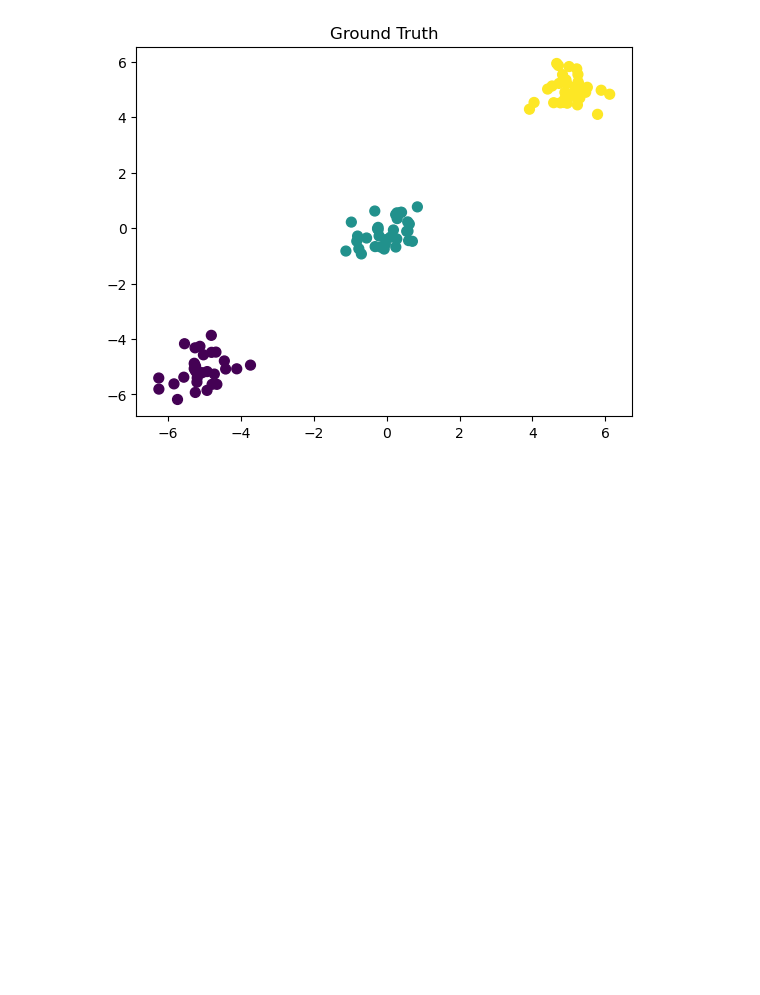
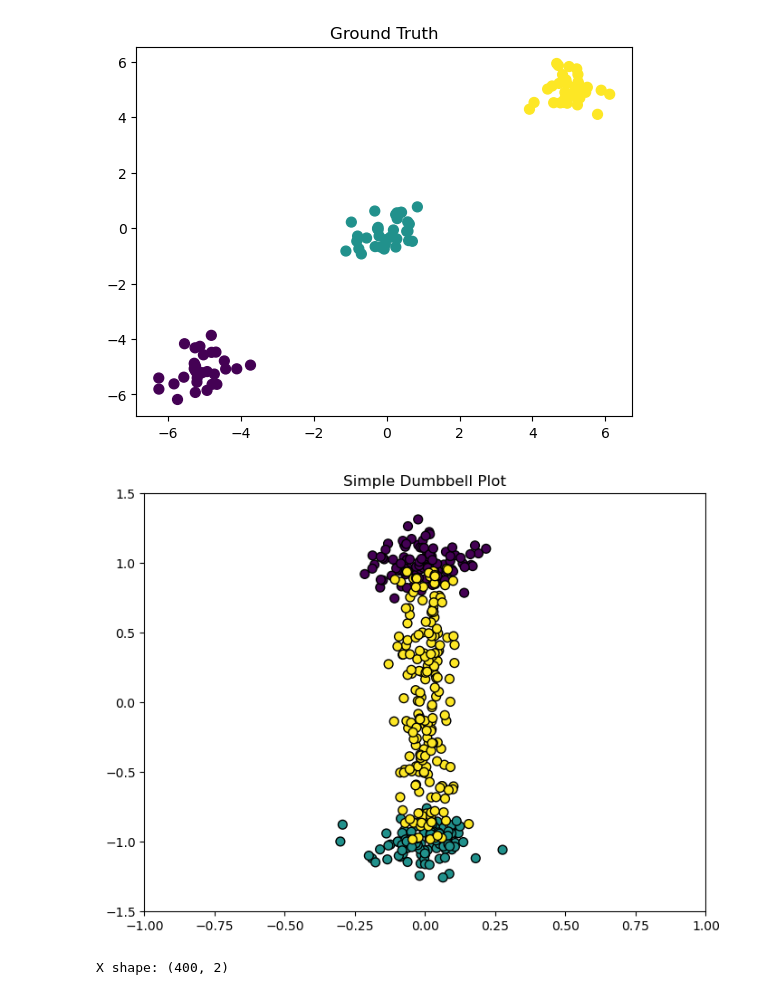
Before and after one commit to seolibek/Tufts2024, a Jupyter notebook: temp.ipynb, the cells around one changed output. Saved outputs shown, nothing was run; the diff lists cells and outputs as text; code cells hidden in the pictures; blank space fills up the shorter version.

```diff
--- a/temp.ipynb
+++ b/temp.ipynb
@@ -138,3 +138,34 @@ GT shape; (99,)
 Aligned Accuracy: 1.0
 [figure]
 [figure]
+# %%
+import matplotlib.pyplot as plt
+import numpy as np
+
+# Generate data for the dumbbell
+# Top cluster
+top_cluster = np.column_stack((np.random.normal(loc=0, scale=0.1, size=100),
+                               np.random.normal(loc=1, scale=0.1, size=100)))
+# Bottom cluster
+bottom_cluster = np.column_stack((np.random.normal(loc=0, scale=0.1, size=100),
+                                  np.random.normal(loc=-1, scale=0.1, size=100)))
+# Handle
+handle = np.column_stack((np.random.normal(loc=0, scale=0.05, size=200),
+                          np.random.uniform(low=-1, high=1, size=200)))
+
+# Combine all parts
+X = np.vstack((top_cluster, bottom_cluster, handle))
+labels = np.array([0]*100 + [1]*100 + [2]*200)
+
+# Plot the data
+plt.figure(figsize=(8, 6))
+plt.scatter(X[:, 0], X[:, 1], c=labels, cmap='viridis', s=50, edgecolor='k')
+plt.title('Simple Dumbbell Plot')
+plt.xlim(-1, 1)
+plt.ylim(-1.5, 1.5)
+plt.show()
+
+print("X shape:", X.shape)
+# %% [output]
+[figure, added]
+X shape: (400, 2)
```
Also changed, not shown: 1 other file.
